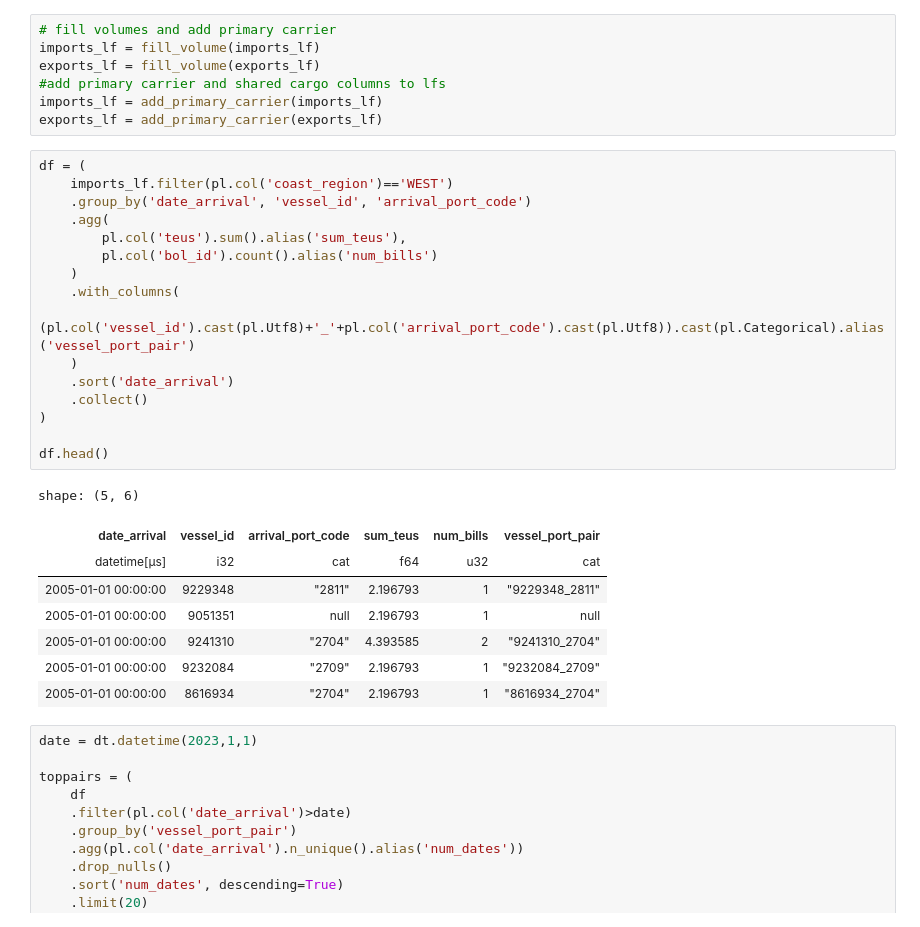
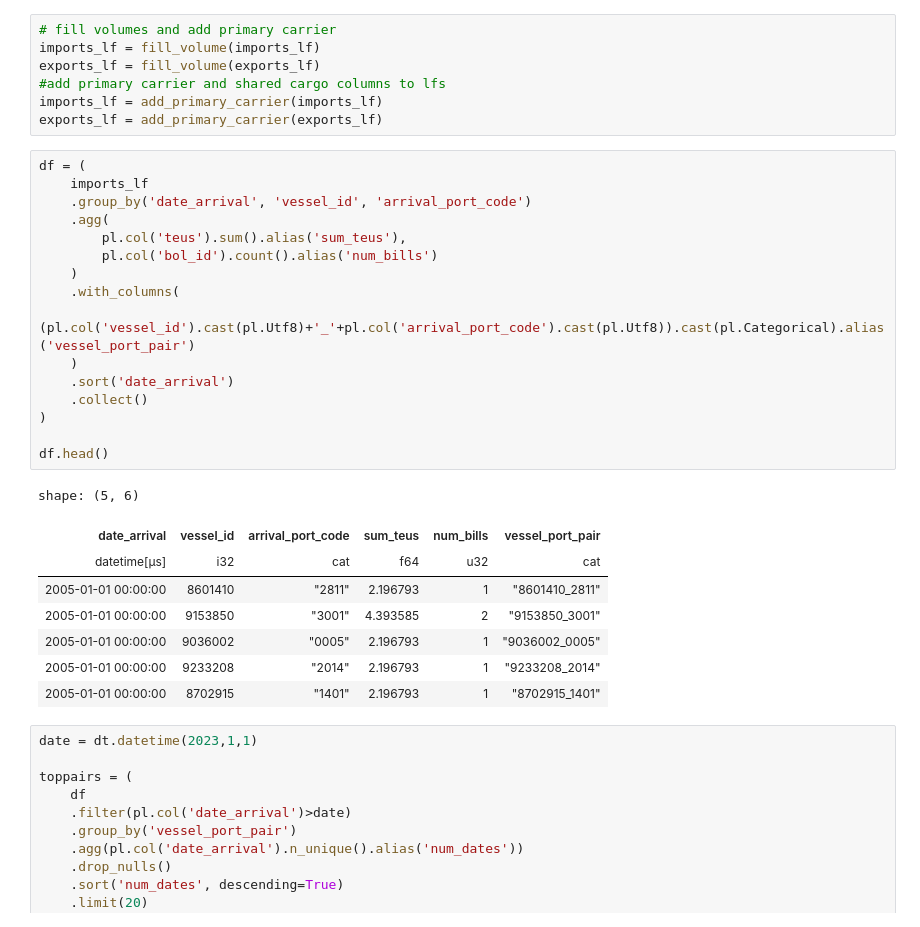
Before and after one commit to epistemetrica/PIERS-Data-Project, a Jupyter notebook: port_visits_identification.ipynb, the cells around one changed output. Saved outputs shown, nothing was run; the diff lists cells and outputs as text.

```diff
--- a/port_visits_identification.ipynb
+++ b/port_visits_identification.ipynb
@@ -338,29 +338,29 @@ imports_lf = add_primary_carrier(imports_lf)
 exports_lf = add_primary_carrier(exports_lf)
 # %%
 df = (
-    imports_lf.filter(pl.col('coast_region')=='WEST')
+    imports_lf
     .group_by('date_arrival', 'vessel_id', 'arrival_port_code')
     .agg(
         pl.col('teus').sum().alias('sum_teus'),
         pl.col('bol_id').count().alias('num_bills')
     )
     .with_columns(
         (pl.col('vessel_id').cast(pl.Utf8)+'_'+pl.col('arrival_port_code').cast(pl.Utf8)).cast(pl.Categorical).alias('vessel_port_pair')
     )
     .sort('date_arrival')
     .collect()
 )
 
 df.head()
 # %% [output]
 shape: (5, 6)
 | date_arrival | vessel_id | arrival_port_code | sum_teus | num_bills | vessel_port_pair |
 | datetime[μs] | i32 | cat | f64 | u32 | cat |
-| 2005-01-01 00:00:00 | 9229348 | "2811" | 2.196793 | 1 | "9229348_2811" |
-| 2005-01-01 00:00:00 | 9051351 | null | 2.196793 | 1 | null |
-| 2005-01-01 00:00:00 | 9241310 | "2704" | 4.393585 | 2 | "9241310_2704" |
-| 2005-01-01 00:00:00 | 9232084 | "2709" | 2.196793 | 1 | "9232084_2709" |
-| 2005-01-01 00:00:00 | 8616934 | "2704" | 2.196793 | 1 | "8616934_2704" |
+| 2005-01-01 00:00:00 | 8601410 | "2811" | 2.196793 | 1 | "8601410_2811" |
+| 2005-01-01 00:00:00 | 9153850 | "3001" | 4.393585 | 2 | "9153850_3001" |
+| 2005-01-01 00:00:00 | 9036002 | "0005" | 2.196793 | 1 | "9036002_0005" |
+| 2005-01-01 00:00:00 | 9233208 | "2014" | 2.196793 | 1 | "9233208_2014" |
+| 2005-01-01 00:00:00 | 8702915 | "1401" | 2.196793 | 1 | "8702915_1401" |
 # %%
 date = dt.datetime(2023,1,1)
 
```
Also changed, not shown: parts of 4 cells of this notebook, 1 other file.
